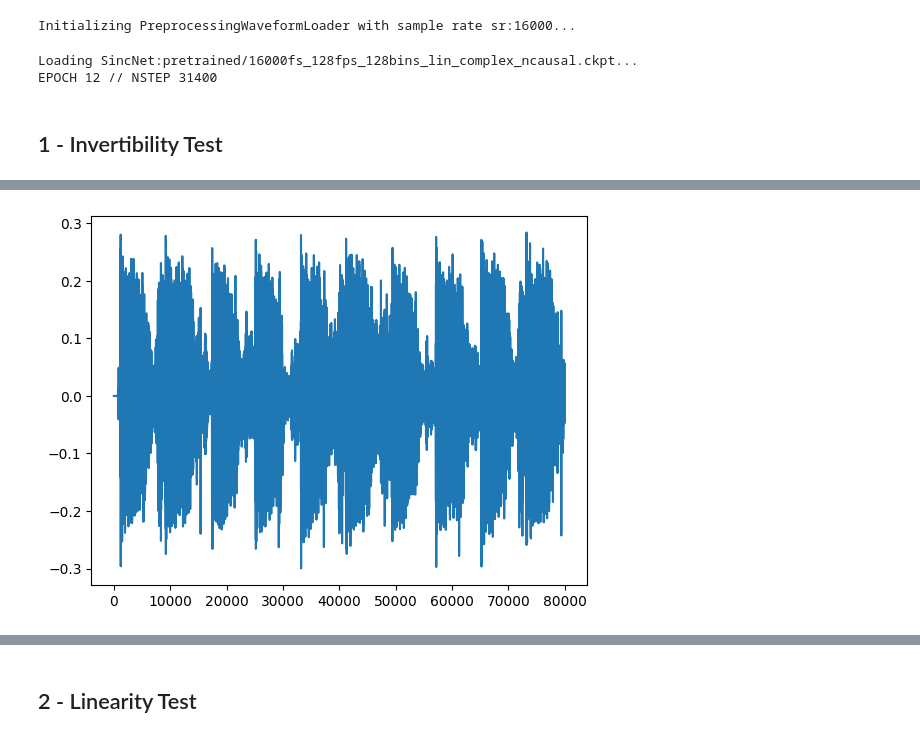
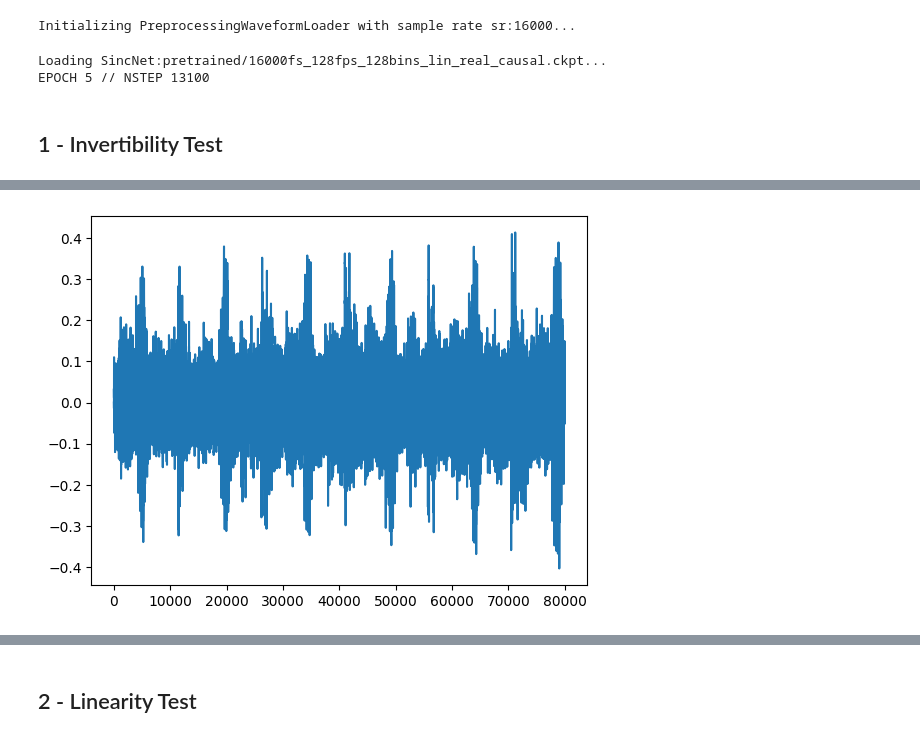
Before and after one commit to wkzng/iSincNet, a Jupyter notebook: demo.ipynb, the cells around one changed output, grey strips where cells are left out. Drawn from its saved outputs; the diff is of its cells as text; code cells hidden in the pictures.

```diff
--- a/demo.ipynb
+++ b/demo.ipynb
@@ -26,37 +26,37 @@ weights_folder = "pretrained"
 #weights_folder = f"training/trainings/{config.id}/ckpt"
 # %%
 sinc : SincNet = (
-    SincNet(fps=128, component="complex", scale="lin", causal=False)
+    #SincNet(fps=128, component="complex", scale="lin", causal=False)
     #SincNet(fps=128, component="complex", scale="mel", causal=False)
-    #SincNet(fps=128, component="real", scale="lin", causal=True)
+    SincNet(fps=128, component="real", scale="lin", causal=True)
     #SincNet(fps=128, component="real", scale="mel", causal=True)
     .load_pretrained_weights(weights_folder=weights_folder, verbose=True)
     .eval()
     .to(device)
 )
 # %% [output]
-Loading SincNet:pretrained/16000fs_128fps_128bins_lin_complex_ncausal.ckpt...
-EPOCH 12 // NSTEP 31400
+Loading SincNet:pretrained/16000fs_128fps_128bins_lin_real_causal.ckpt...
+EPOCH 5 // NSTEP 13100
 # %% [markdown]
 ## 1 - Invertibility Test
 # %%
 audio_pathes = {
     1:"audio/invertibility/p232_001.wav",
     2:"audio/invertibility/p232_002.wav",
     3:"audio/invertibility/15033000.mp3",
     4:"audio/invertibility/16366200.mp3",
     5:"audio/invertibility/16129994.mp3",
     6:"audio/invertibility/16176213.mp3",
 }
 
-audio_path = audio_pathes[3]
-waveform = audio_loader.load_segment(audio_path, offset=0, duration=5, nchannels=2)
+audio_path = audio_pathes[6]
+waveform = audio_loader.load_segment(audio_path, offset=70, duration=5, nchannels=1)
 loudness = audio_loader.measure_loudness(waveform)
 waveform = audio_loader.normalise_loudness(waveform, loudness, target_lufs=-23)
 
 plt.plot(waveform[0])
 ipd.Audio(waveform, rate=SAMPLE_RATE, autoplay=False)
 # %% [output]
 [interactive output not drawn]
-[figure, old version]
+[figure, new version]
 # %%
```
Also changed, not shown: parts of 2 cells of this notebook, 3 other files.
